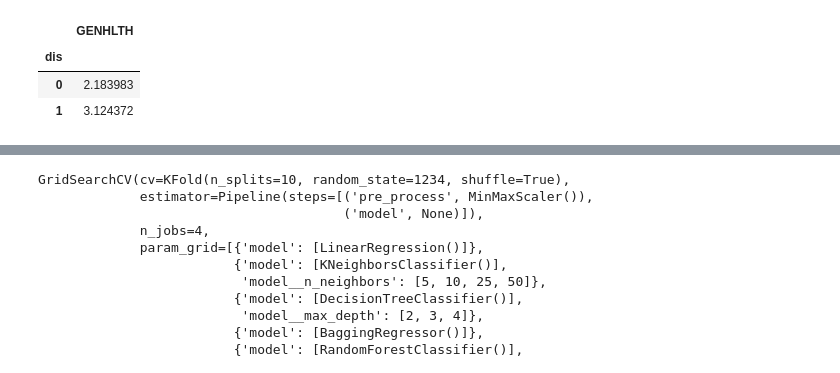
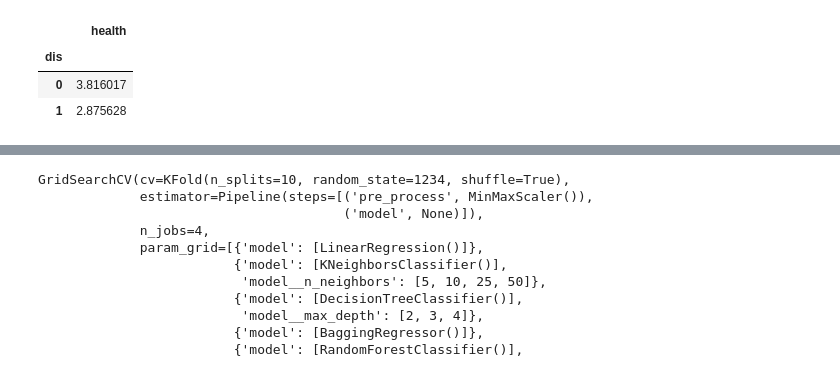
Before and after one commit to audreymcj/PPOL564proj, a Jupyter notebook: exploration.ipynb, the cells around one changed output, grey strips where cells are left out. Cells and saved outputs as stored; diff of their text form; code cells hidden in the pictures.

```diff
--- a/exploration.ipynb
+++ b/exploration.ipynb
@@ -91,7 +98,7 @@ plt.show()
 # %%
-dat.filter(['dis','GENHLTH']).groupby(['dis']).mean(['GENHLTH'])
+dat.filter(['dis','health']).groupby(['dis']).mean(['health'])
 # %% [output]
-|  | GENHLTH |
+|  | health |
 | dis |  |
-| 0 | 2.183983 |
-| 1 | 3.124372 |
+| 0 | 3.816017 |
+| 1 | 2.875628 |
```
Also changed, not shown: parts of 29 cells of this notebook, 1 other file.
